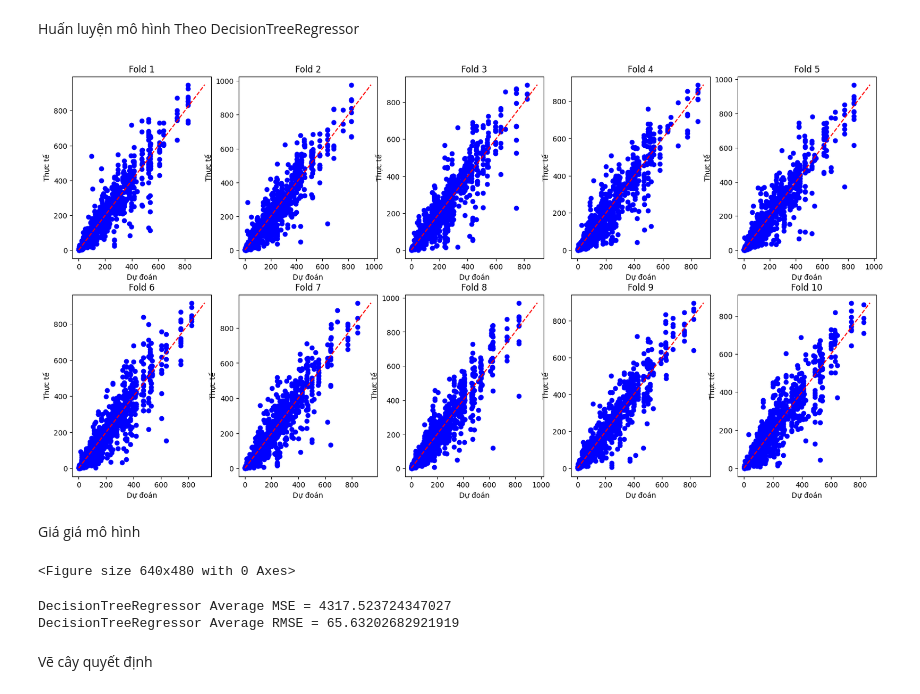
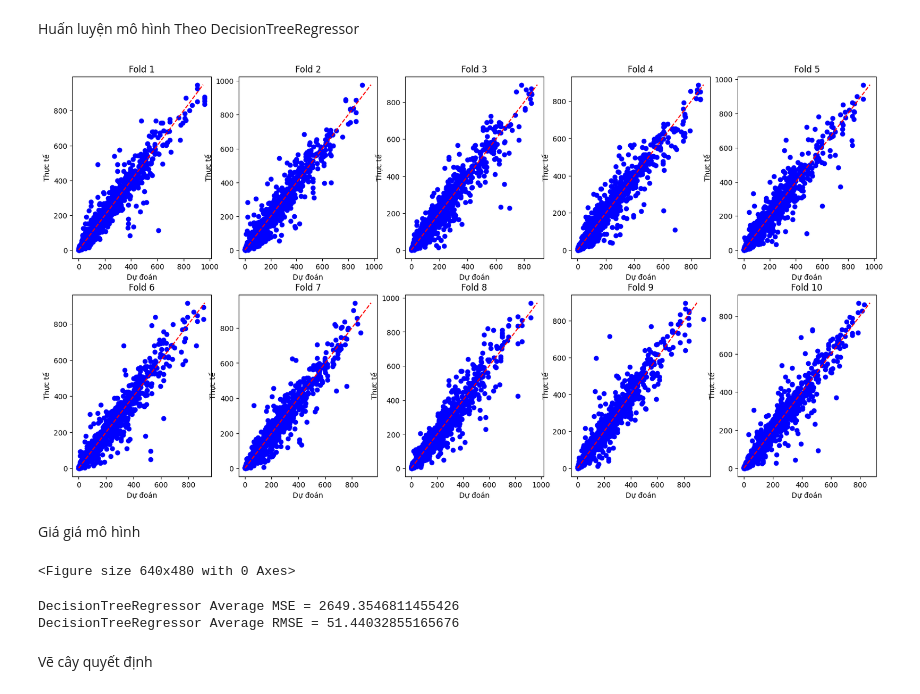
Before and after one commit to Viet0904/CT294_Bike_Sharing_Demand, a Jupyter notebook: DecisionTreeRegressor.ipynb, the cells around one changed output. Cells and saved outputs as stored; diff of their text form; code cells hidden in the pictures.

```diff
--- a/DecisionTreeRegressor.ipynb
+++ b/DecisionTreeRegressor.ipynb
@@ -319,35 +319,35 @@ fold_index = 0
 # Danh sách để lưu trữ MSE và RMSE cho từng mô hình
 mse_results = []
 rmse_results = []
 # Lặp qua các fold
 for train_index, test_index in kf.split(X):
     X_train, X_test = X.iloc[train_index], X.iloc[test_index]
     y_train, y_test = y.iloc[train_index], y.iloc[test_index]
     # Xây dựng và huấn luyện mô hình KNN Regression trên fold hiện tại
-    model = DecisionTreeRegressor(min_samples_leaf=5,min_samples_split=100)
+    model = DecisionTreeRegressor(max_depth=None,min_samples_leaf=2,min_samples_split=10,splitter='best')
     model.fit(X_train, y_train)
 
     # Dự đoán kết quả trên fold kiểm tra
     y_pred = model.predict(X_test)
     # Đánh giá mô hình
     mse = mean_squared_error(y_test, y_pred)
     rmse = math.sqrt(mse)
     mse_results.append(mse)
     rmse_results.append(rmse)
     # Tính toán hàng và cột của subplot
     row = fold_index // 5
     col = fold_index % 5
 
     # Vẽ scatter plot cho fold hiện tại
     axes[row, col].scatter(y_pred, y_test, color='blue')
     axes[row, col].plot([min(y_test), max(y_test)], [min(y_test), max(y_test)], linestyle='--', color='red')
     axes[row, col].set_xlabel('Dự đoán')
     axes[row, col].set_ylabel('Thực tế')
     axes[row, col].set_title('Fold {}'.format(fold_index + 1))
     # Tăng index fold
     fold_index += 1
 # %% [output]
-[figure, old version]
+[figure, new version]
 # %% [markdown]
 Giá giá mô hình
 # %%
@@ -363,8 +363,8 @@ print("DecisionTreeRegressor Average MSE =", avg_mse)
 print("DecisionTreeRegressor Average RMSE =", avg_rmse)
 # %% [output]
 <Figure size 640x480 with 0 Axes>
-DecisionTreeRegressor Average MSE = 4317.523724347027
-DecisionTreeRegressor Average RMSE = 65.63202682921919
+DecisionTreeRegressor Average MSE = 2649.3546811455426
+DecisionTreeRegressor Average RMSE = 51.44032855165676
 # %% [markdown]
 Vẽ cây quyết định
 # %%
```
Also changed, not shown: parts of 2 cells of this notebook, 2 other files.
